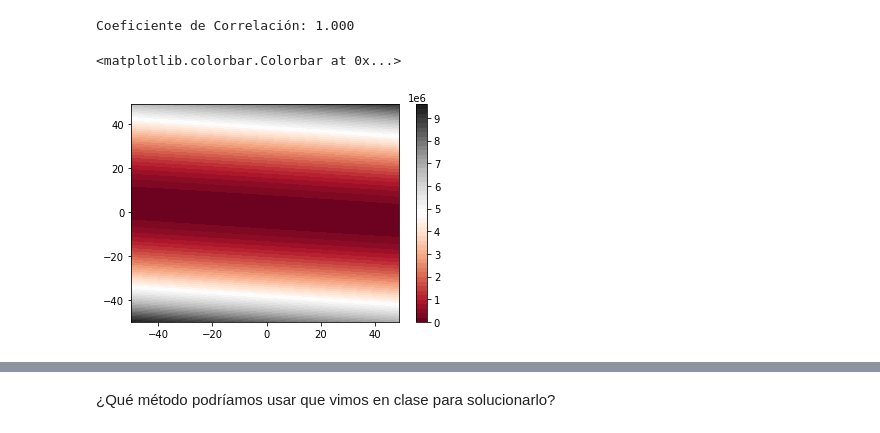
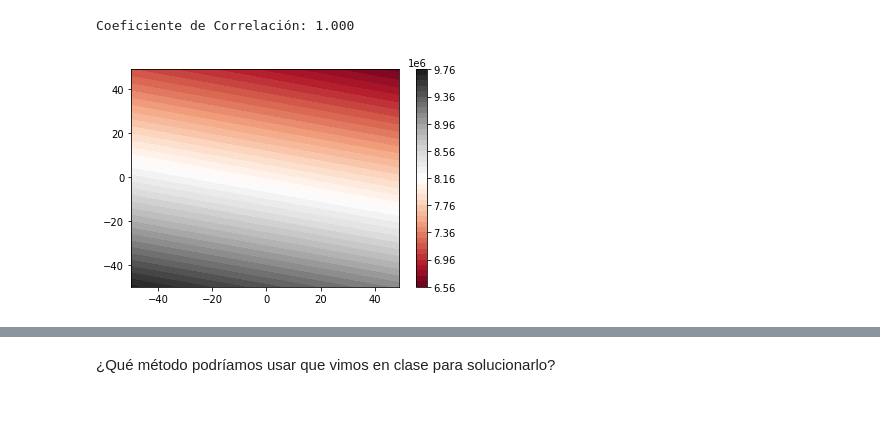
Before and after one commit to FIUBA-Posgrado-Inteligencia-Artificial/intro_ia, a Jupyter notebook: clase_4/jupyterbooks/Regresión Lineal - Continuación.ipynb, the cells around one changed output, grey strips where cells are left out. Saved outputs shown, nothing was run; the diff lists cells and outputs as text; code cells hidden in the pictures.

```diff
--- a/clase_4/jupyterbooks/Regresión Lineal - Continuación.ipynb
+++ b/clase_4/jupyterbooks/Regresión Lineal - Continuación.ipynb
@@ -154,6 +153,6 @@ lr_mse
 # %%
 linear_regression_b = LinearRegressionWithB()
-linear_regression_b.fit(X_train, y_train)
+linear_regression_b.fit(X_train, y_train+15)
 lrb_y_hat = linear_regression_b.predict(X_test)
 lrb_mse = mse(y_test, lrb_y_hat)
 # %%
@@ -227,15 +226,18 @@ Coeficiente de Correlación: 1.000
 def ECM_graph_corr(X,y,w):
     ecm=0.0
     for n,val in enumerate(y):
-        y_est = w[0]*X[n, 0] + w[1]*X[n, 1]
+        y_est = w[0] + w[1]*X[n, 0] + w[2]*X[n, 1]
         ecm = ecm + (y_est - y[n])**2
     return ecm/len(y)
+# %%
+w2 = np.arange(-50,50,1)
+X0, Y0 , Z0= np.meshgrid(w0, w1, w2)
 # %%
 # Calculamos el ECM para todos los posibles valores de w del rango elegido
-Z = ECM_graph_corr(X_corr,y_train,[X0,Y0])
+Z = ECM_graph_corr(X_corr,y_train,[X0,Y0, Z0])
 # %%
-plt.contourf(X0, Y0, Z, 50, cmap='RdGy')
+plt.contourf(X0[:,:,0], Y0[:,:,0], Z[:,:,0], 50, cmap='RdGy')
 plt.colorbar()
+plt.show()
 # %% [output]
-<matplotlib.colorbar.Colorbar at 0x...>
-[figure, old version]
+[figure, new version]
```
Also changed, not shown: parts of 33 cells of this notebook, 20 other files.
